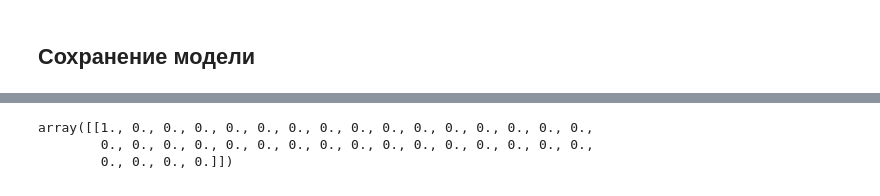
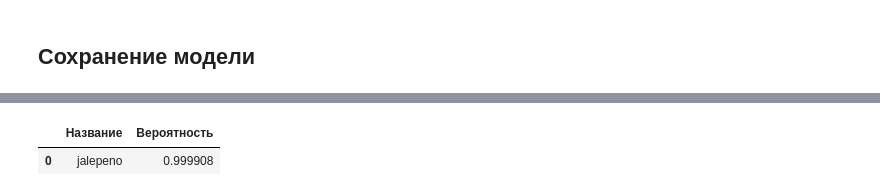
Before and after one commit to Exclusivchik/fruits-and-vegetables-classifier, a Jupyter notebook: fruits-and-vegetables-classifier.ipynb, the cells around one changed output, grey strips where cells are left out. Drawn from its saved outputs; the diff is of its cells as text; code cells hidden in the pictures.

```diff
--- a/fruits-and-vegetables-classifier.ipynb
+++ b/fruits-and-vegetables-classifier.ipynb
@@ -256,6 +304,8 @@ from tensorflow.keras.models import load_model
 model.save(os.path.join('models','fruits-and-vegetables-classifier.keras'))
 # %%
 new_model = load_model('models\\fruits-and-vegetables-classifier.keras')
+# %%
+predictor = Predictor(new_model, labels)
 # %%
-to_one_hot_encoding(new_model.predict(np.expand_dims(resize/255, 0)))
+predictor.predict(path)
 # %% [output]
@@ -263,3 +313,2 @@ to_one_hot_encoding(new_model.predict(np.expand_dims(resize/255, 0)))
-array([[1., 0., 0., 0., 0., 0., 0., 0., 0., 0., 0., 0., 0., 0., 0., 0.,
-        0., 0., 0., 0., 0., 0., 0., 0., 0., 0., 0., 0., 0., 0., 0., 0.,
-        0., 0., 0., 0.]])
+|  | Название | Вероятность |
+| 0 | jalepeno | 0.999908 |
```
Also changed, not shown: parts of 43 cells of this notebook, 5 other files.
